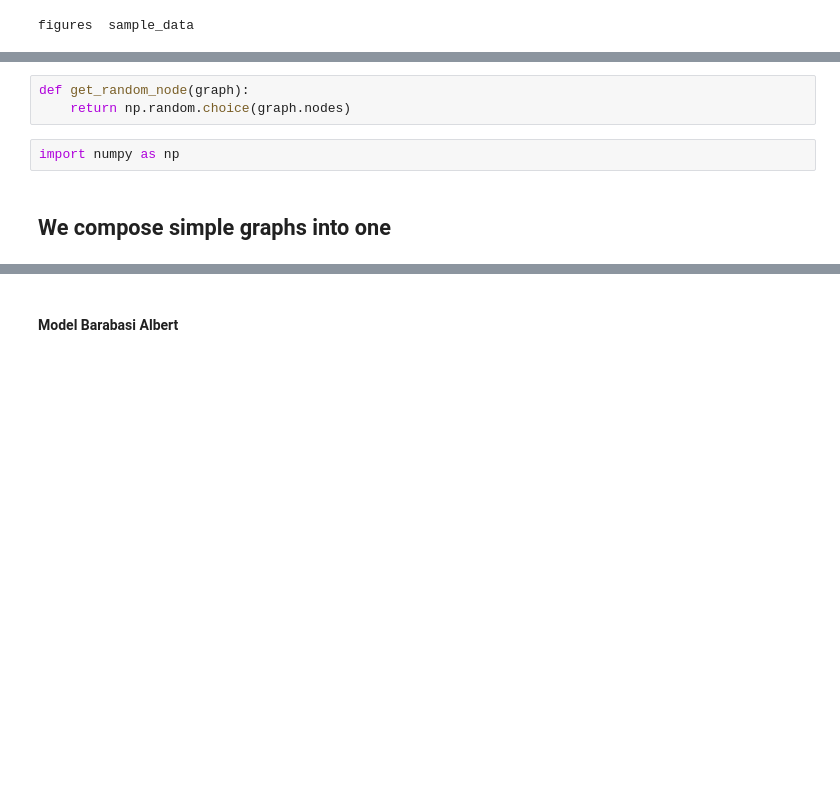
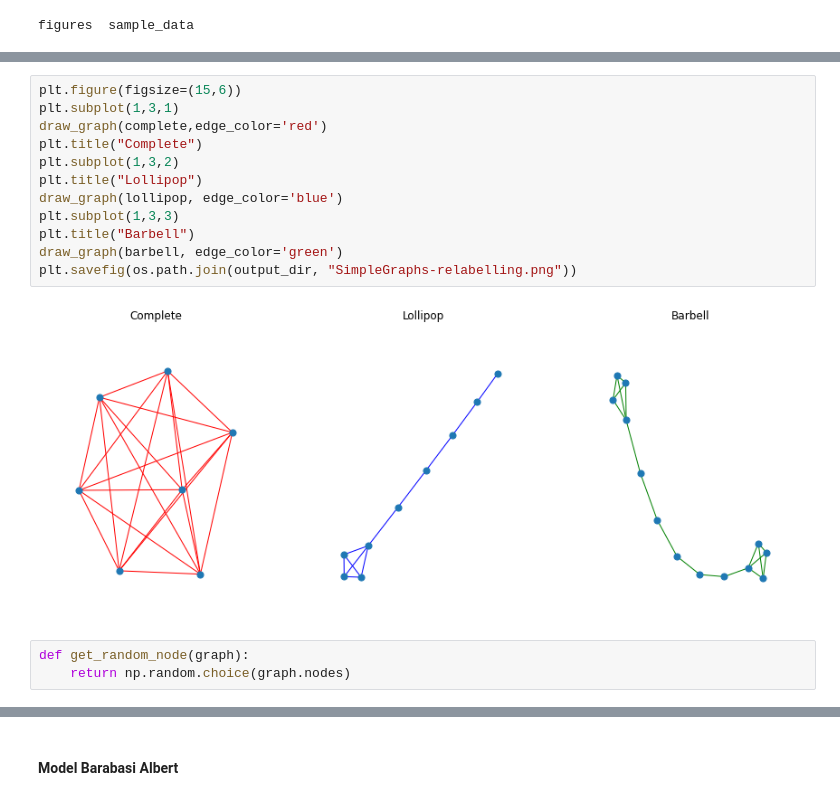
Before and after one commit to lin3372/BK_Graph_Machine_Learning_Pkt21, a Jupyter notebook: 01_04_Graphs_Benchmarks.ipynb, the cells around one changed output, grey strips where cells are left out. Cells and saved outputs as stored; diff of their text form; blank space fills up the shorter version.

```diff
--- a/01_04_Graphs_Benchmarks.ipynb
+++ b/01_04_Graphs_Benchmarks.ipynb
@@ -102,7 +116,17 @@ barbell = nx.relabel_nodes(nx.barbell_graph(m1=7, m2=4), lambda x: x+200)
+# %%
+plt.figure(figsize=(15,6))
+plt.subplot(1,3,1)
+draw_graph(complete,edge_color='red')
+plt.title("Complete")
+plt.subplot(1,3,2)
+plt.title("Lollipop")
+draw_graph(lollipop, edge_color='blue')
+plt.subplot(1,3,3)
+plt.title("Barbell")
+draw_graph(barbell, edge_color='green')
+plt.savefig(os.path.join(output_dir, "SimpleGraphs-relabelling.png"))
+# %% [output]
+[figure, added]
 # %%
 def get_random_node(graph):
     return np.random.choice(graph.nodes)
-# %%
-import numpy as np
-# %% [markdown]
-## We compose simple graphs into one
```
Also changed, not shown: parts of 19 cells of this notebook.
